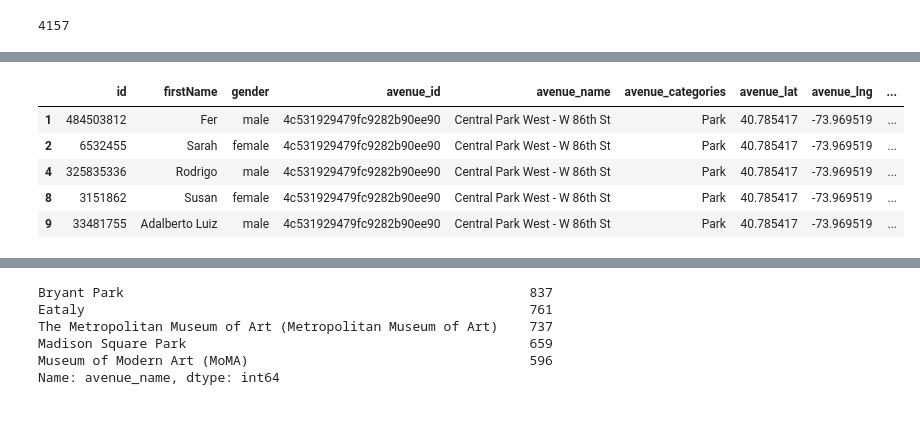
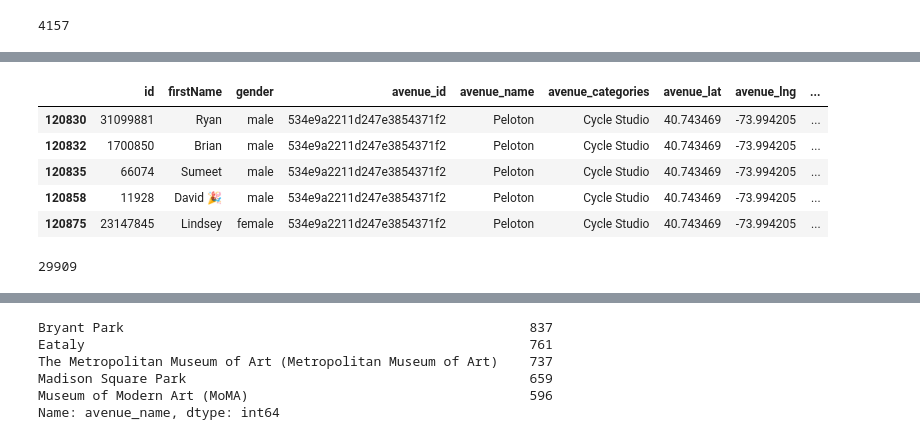
Before and after one commit to macio-matheus/analysis-geospatial-data, a Jupyter notebook: notebooks/analise/victor-geral-NY.ipynb, the cells around one changed output, grey strips where cells are left out. Cells and saved outputs as stored; diff of their text form; code cells hidden in the pictures.

```diff
--- a/notebooks/analise/victor-geral-NY.ipynb
+++ b/notebooks/analise/victor-geral-NY.ipynb
@@ -135,0 +157,2 @@ for u in usuarios_unicos:
+# %%
+grafo = nx.read_gml('grafo_geral_NY.gml')
@@ -174,11 +229,15 @@ likes_completo['cluster'] = likes_completo['id'].apply(
 # %%
 likes_com_cluster = likes_completo[~likes_completo['cluster'].isnull()]
 # %%
-likes_com_cluster.head()
+likes_com_cluster.tail()
 # %% [output]
 |  | id | firstName | gender | avenue_id | avenue_name | avenue_categories | avenue_lat | avenue_lng | ... |
-| 1 | 484503812 | Fer | male | 4c531929479fc9282b90ee90 | Central Park West - W 86th St | Park | 40.785417 | -73.969519 | ... |
-| 2 | 6532455 | Sarah | female | 4c531929479fc9282b90ee90 | Central Park West - W 86th St | Park | 40.785417 | -73.969519 | ... |
-| 4 | 325835336 | Rodrigo | male | 4c531929479fc9282b90ee90 | Central Park West - W 86th St | Park | 40.785417 | -73.969519 | ... |
-| 8 | 3151862 | Susan | female | 4c531929479fc9282b90ee90 | Central Park West - W 86th St | Park | 40.785417 | -73.969519 | ... |
-| 9 | 33481755 | Adalberto Luiz | male | 4c531929479fc9282b90ee90 | Central Park West - W 86th St | Park | 40.785417 | -73.969519 | ... |
+| 120830 | 31099881 | Ryan | male | 534e9a2211d247e3854371f2 | Peloton | Cycle Studio | 40.743469 | -73.994205 | ... |
+| 120832 | 1700850 | Brian | male | 534e9a2211d247e3854371f2 | Peloton | Cycle Studio | 40.743469 | -73.994205 | ... |
+| 120835 | 66074 | Sumeet | male | 534e9a2211d247e3854371f2 | Peloton | Cycle Studio | 40.743469 | -73.994205 | ... |
+| 120858 | 11928 | David 🎉 | male | 534e9a2211d247e3854371f2 | Peloton | Cycle Studio | 40.743469 | -73.994205 | ... |
+| 120875 | 23147845 | Lindsey | female | 534e9a2211d247e3854371f2 | Peloton | Cycle Studio | 40.743469 | -73.994205 | ... |
+# %%
+len(likes_com_cluster)
+# %% [output]
+29909
```
Also changed, not shown: parts of 22 cells of this notebook.
